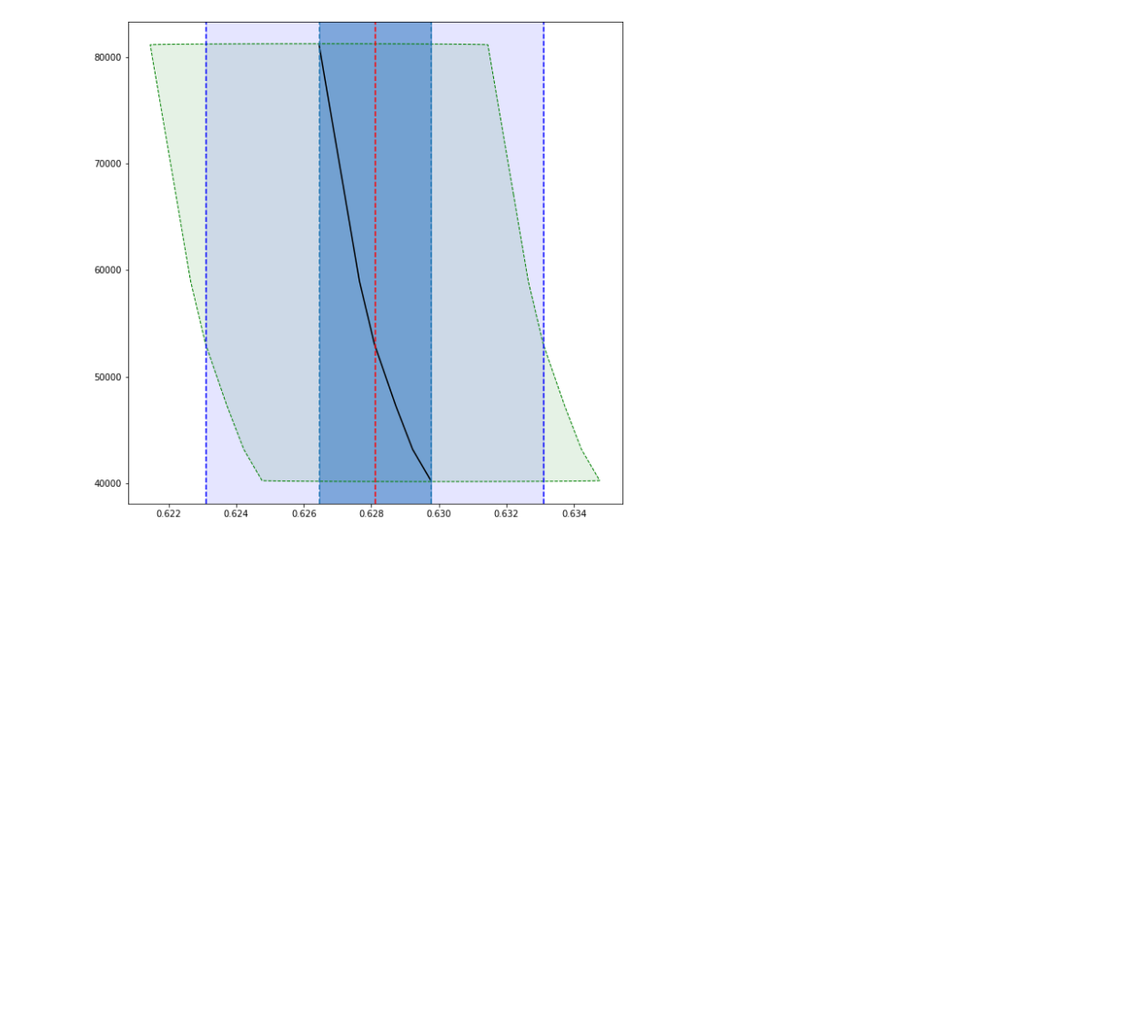
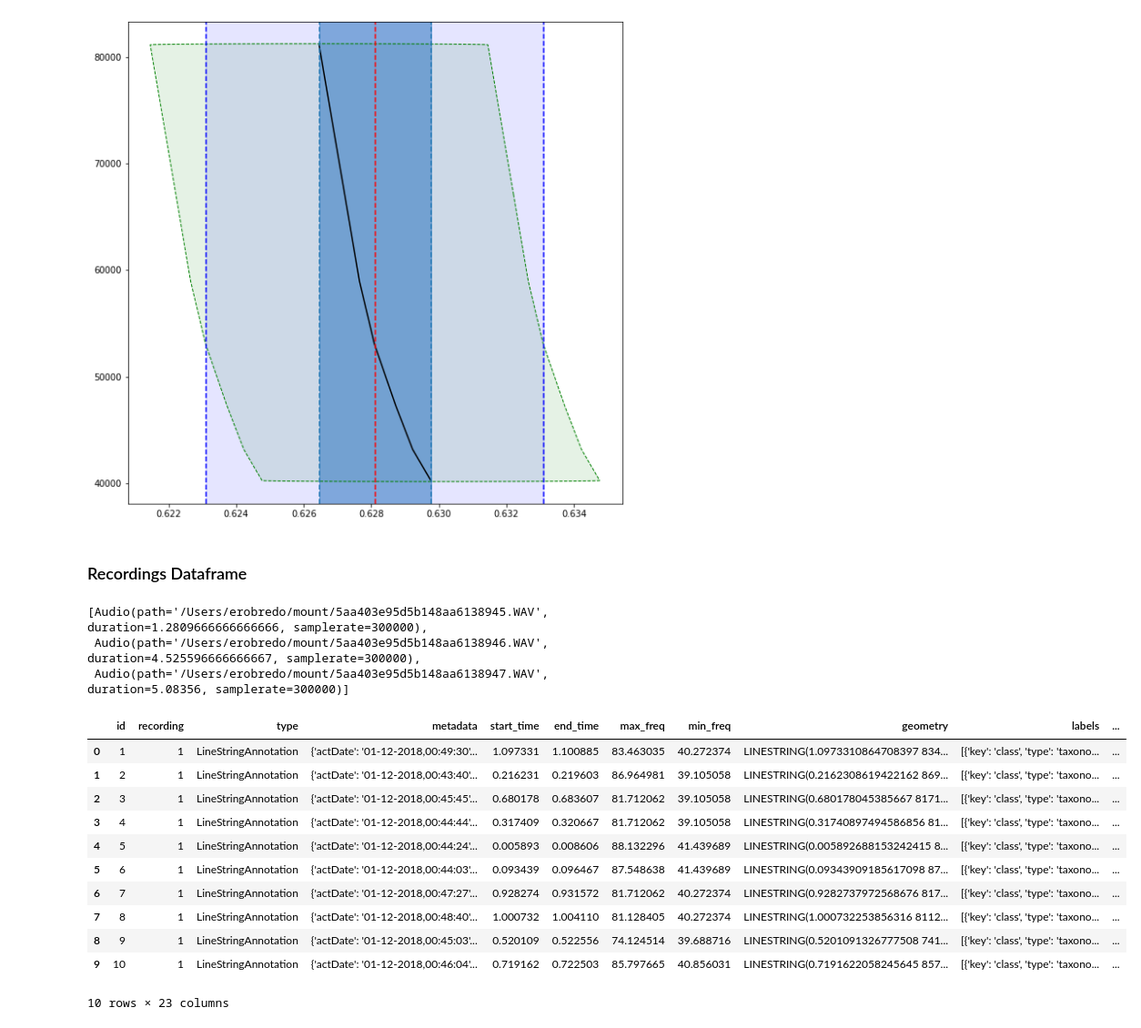
Before and after one commit to CONABIO/yuntu, a Jupyter notebook: tutorials/Datastores.ipynb, the cells around one changed output. Shown at 91% size. Drawn from its saved outputs; the diff is of its cells as text; code cells hidden in the pictures; blank space fills up the shorter version.

Commit message:
Small changes in annotation list objects

```diff
--- a/tutorials/Datastores.ipynb
+++ b/tutorials/Datastores.ipynb
@@ -182,3 +182,14 @@ annotation.to_time_interval().to_center_line().buffer(time=0.005).plot(ax=ax, co
 # %% [output]
 <matplotlib.axes._subplots.AxesSubplot at 0x...>
 [figure]
+# %% [markdown]
+### Recordings Dataframe
+# %%
+db_config = {
+    'provider': 'sqlite',
+    'config': {
+        'filename': DATASET,
+        'create_db': True
+    }
+}
+collection = Collection(db_config)
@@ -184,0 +198,23 @@ annotation.to_time_interval().to_center_line().buffer(time=0.005).plot(ax=ax, co
+# %%
+df.audio[:3]
+# %% [output]
+[Audio(path='/Users/erobredo/mount/5aa403e95d5b148aa6138945.WAV', duration=1.2809666666666666, samplerate=300000),
+ Audio(path='/Users/erobredo/mount/5aa403e95d5b148aa6138946.WAV', duration=4.525596666666667, samplerate=300000),
+ Audio(path='/Users/erobredo/mount/5aa403e95d5b148aa6138947.WAV', duration=5.08356, samplerate=300000)]
+# %%
+ann = collection.get_annotation_dataframe(limit=10)
+# %%
+ann
+# %% [output]
+|  | id | recording | type | metadata | start_time | end_time | max_freq | min_freq | geometry | labels | ... |
+| 0 | 1 | 1 | LineStringAnnotation | {'actDate': '01-12-2018,00:49:30'... | 1.097331 | 1.100885 | 83.463035 | 40.272374 | LINESTRING(1.0973310864708397 834... | [{'key': 'class', 'type': 'taxono... | ... |
+| 1 | 2 | 1 | LineStringAnnotation | {'actDate': '01-12-2018,00:43:40'... | 0.216231 | 0.219603 | 86.964981 | 39.105058 | LINESTRING(0.2162308619422162 869... | [{'key': 'class', 'type': 'taxono... | ... |
+| 2 | 3 | 1 | LineStringAnnotation | {'actDate': '01-12-2018,00:45:45'... | 0.680178 | 0.683607 | 81.712062 | 39.105058 | LINESTRING(0.680178045385667 8171... | [{'key': 'class', 'type': 'taxono... | ... |
+| 3 | 4 | 1 | LineStringAnnotation | {'actDate': '01-12-2018,00:44:44'... | 0.317409 | 0.320667 | 81.712062 | 39.105058 | LINESTRING(0.31740897494586856 81... | [{'key': 'class', 'type': 'taxono... | ... |
+| 4 | 5 | 1 | LineStringAnnotation | {'actDate': '01-12-2018,00:44:24'... | 0.005893 | 0.008606 | 88.132296 | 41.439689 | LINESTRING(0.005892688153242415 8... | [{'key': 'class', 'type': 'taxono... | ... |
+| 5 | 6 | 1 | LineStringAnnotation | {'actDate': '01-12-2018,00:44:03'... | 0.093439 | 0.096467 | 87.548638 | 41.439689 | LINESTRING(0.09343909185617098 87... | [{'key': 'class', 'type': 'taxono... | ... |
+| 6 | 7 | 1 | LineStringAnnotation | {'actDate': '01-12-2018,00:47:27'... | 0.928274 | 0.931572 | 81.712062 | 40.272374 | LINESTRING(0.9282737972568676 817... | [{'key': 'class', 'type': 'taxono... | ... |
+| 7 | 8 | 1 | LineStringAnnotation | {'actDate': '01-12-2018,00:48:40'... | 1.000732 | 1.004110 | 81.128405 | 40.272374 | LINESTRING(1.000732253856316 8112... | [{'key': 'class', 'type': 'taxono... | ... |
+| 8 | 9 | 1 | LineStringAnnotation | {'actDate': '01-12-2018,00:45:03'... | 0.520109 | 0.522556 | 74.124514 | 39.688716 | LINESTRING(0.5201091326777508 741... | [{'key': 'class', 'type': 'taxono... | ... |
+| 9 | 10 | 1 | LineStringAnnotation | {'actDate': '01-12-2018,00:46:04'... | 0.719162 | 0.722503 | 85.797665 | 40.856031 | LINESTRING(0.7191622058245645 857... | [{'key': 'class', 'type': 'taxono... | ... |
+10 rows × 23 columns
```
Also changed, not shown: parts of 1 cell of this notebook, 12 other files.
